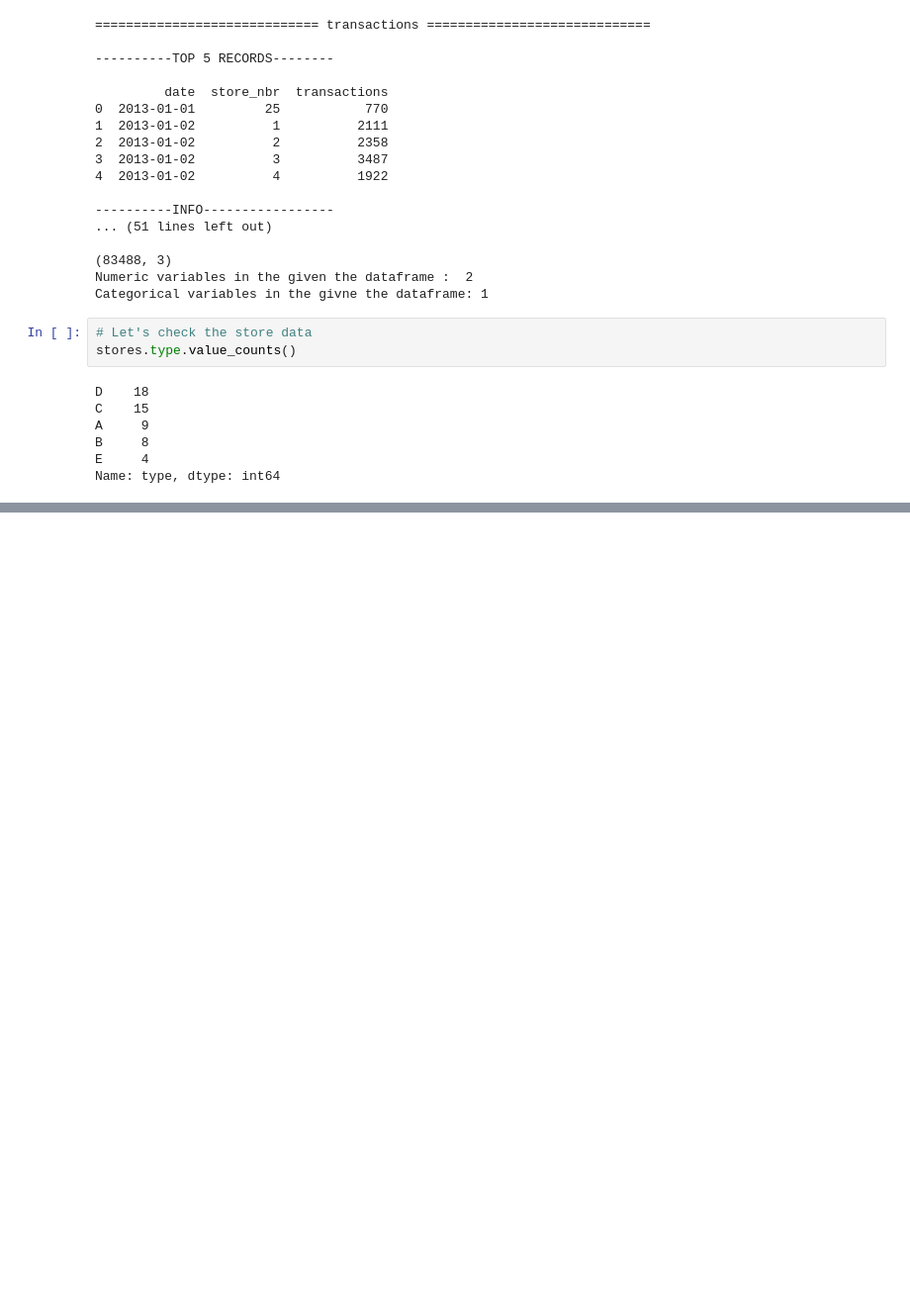
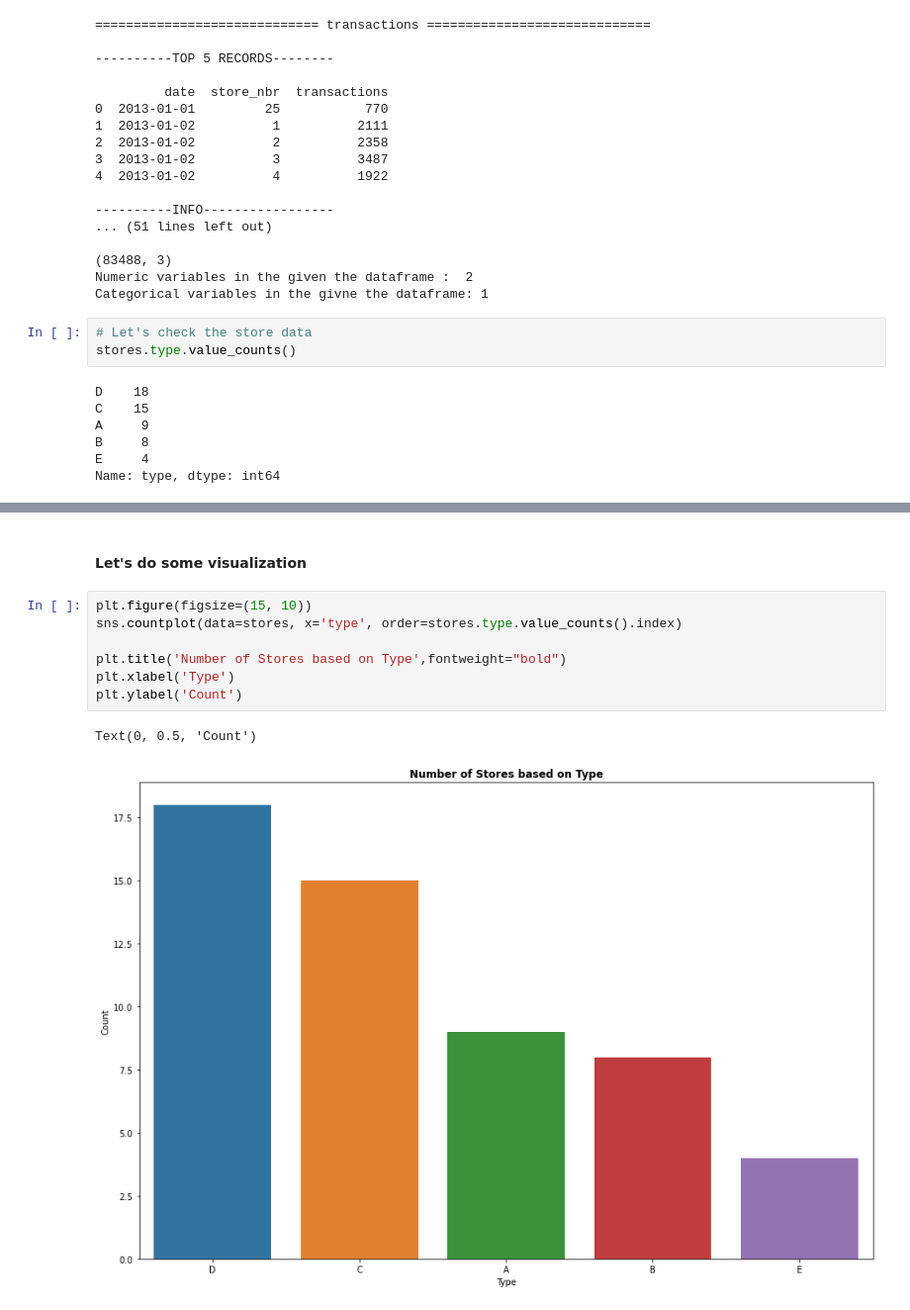
Before and after one commit to KOBeerose/Kaggle, a Jupyter notebook: Store Sales/store-sales-ts-forecast-a-beginner-s-notebook.ipynb, the cells around one changed output, grey strips where cells are left out. Shown: that part at 99% size. Drawn from its saved outputs; the diff is of its cells as text; blank space fills up the shorter version.

Commit message:
Visualization

```diff
--- a/Store Sales/store-sales-ts-forecast-a-beginner-s-notebook.ipynb
+++ b/Store Sales/store-sales-ts-forecast-a-beginner-s-notebook.ipynb
@@ -281 +284,13 @@ Puyo              1
 Name: city, dtype: int64
+# %% [markdown]
+#### **Let's do some visualization**
+# %%
+plt.figure(figsize=(15, 10))
+sns.countplot(data=stores, x='type', order=stores.type.value_counts().index)
+
+plt.title('Number of Stores based on Type',fontweight="bold")
+plt.xlabel('Type')
+plt.ylabel('Count')
+# %% [output]
+Text(0, 0.5, 'Count')
+[figure, added]
```
Also changed, not shown: parts of 8 cells of this notebook.
